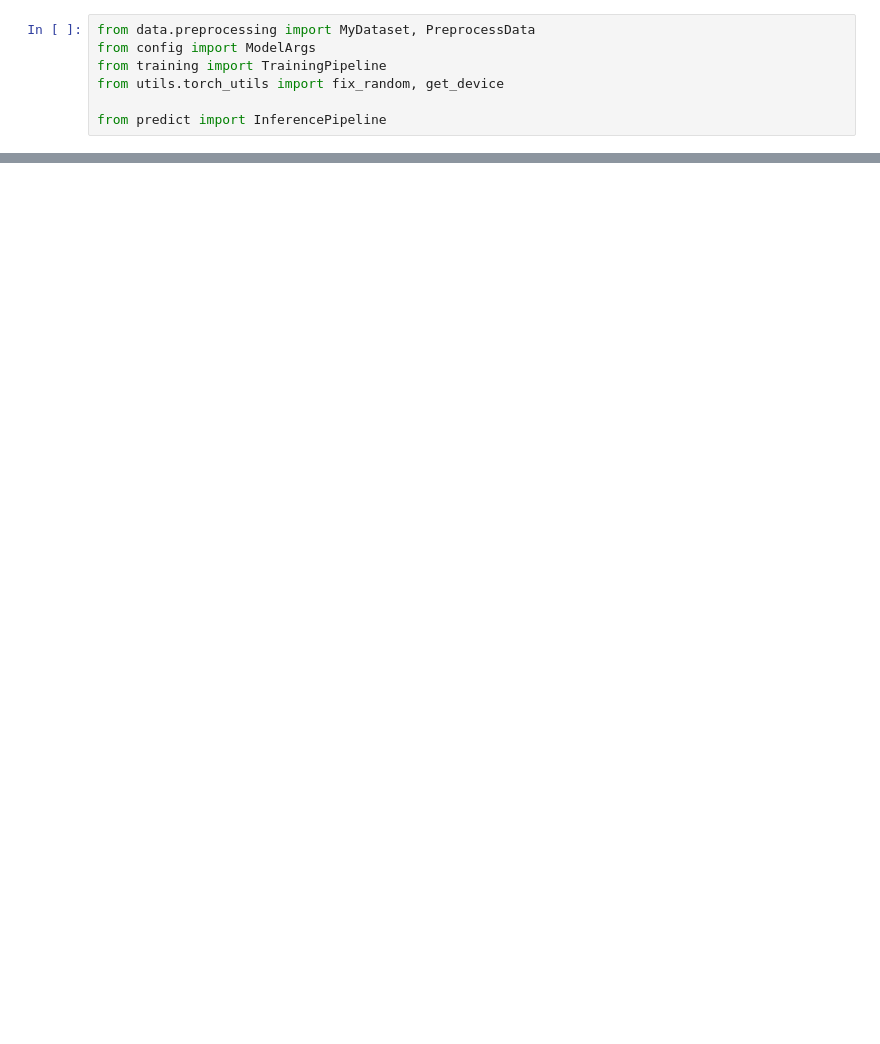
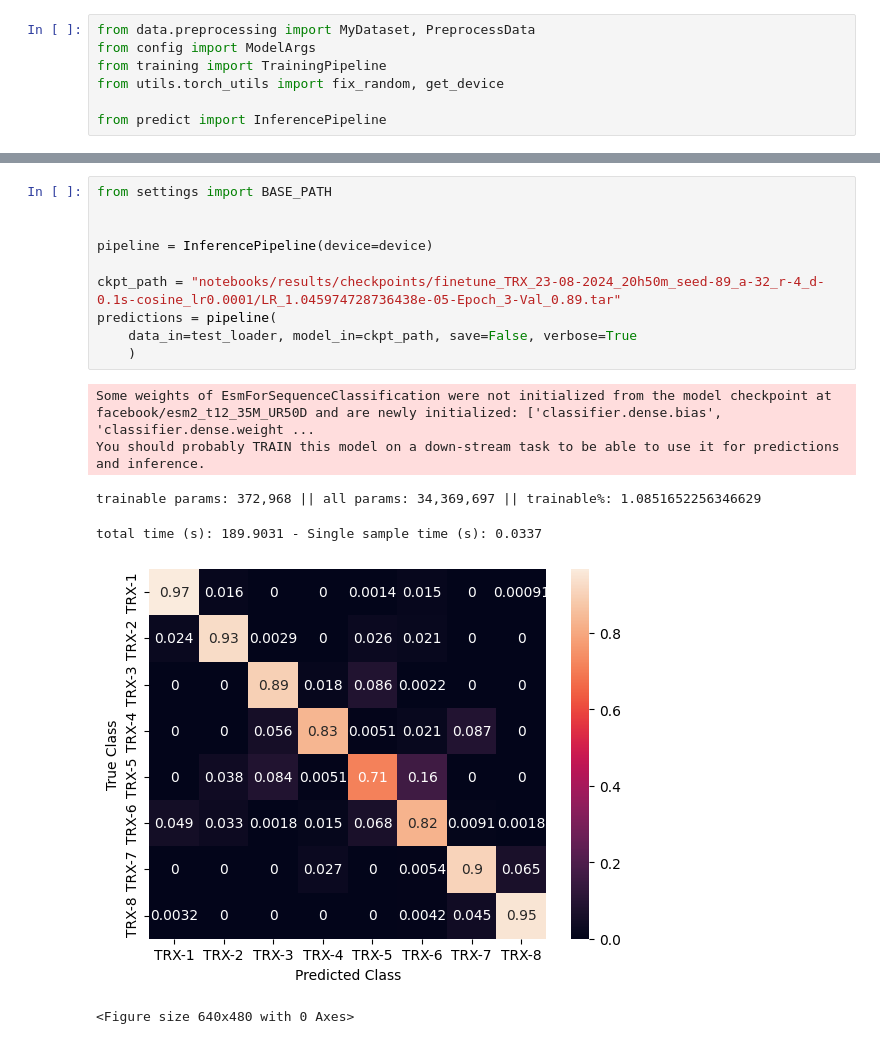
Before and after one commit to Mancio98/SPIN, a Jupyter notebook: notebooks/train_evulation_TRX.ipynb, the cells around one changed output, grey strips where cells are left out. Saved outputs shown, nothing was run; the diff lists cells and outputs as text; blank space fills up the shorter version.

Commit message:
update with final results on trx and cpf

```diff
--- a/notebooks/train_evulation_TRX.ipynb
+++ b/notebooks/train_evulation_TRX.ipynb
@@ -128,0 +253,17 @@ build_confusion_matrix(y_true, y_pred, distinct_labels)
+# %%
+from settings import BASE_PATH
+
+
+pipeline = InferencePipeline(device=device)
+
+ckpt_path = "notebooks/results/checkpoints/finetune_TRX_23-08-2024_20h50m_seed-89_a-32_r-4_d-0.1s-cosine_lr0.0001/LR_1.045974728736438e-05-Epoch_3-Val_0.89.tar"
+predictions = pipeline(
+    data_in=test_loader, model_in=ckpt_path, save=False, verbose=True
+    )
+# %% [output]
+Some weights of EsmForSequenceClassification were not initialized from the model checkpoint at facebook/esm2_t12_35M_UR50D and are newly initialized: ['classifier.dense.bias', 'classifier.dense.weight ...
+You should probably TRAIN this model on a down-stream task to be able to use it for predictions and inference.
+trainable params: 372,968 || all params: 34,369,697 || trainable%: 1.0851652256346629
+total time (s): 189.9031 - Single sample time (s): 0.0337
+[figure, added]
+<Figure size 640x480 with 0 Axes>
```
Also changed, not shown: parts of 23 cells of this notebook, 27 other files.
